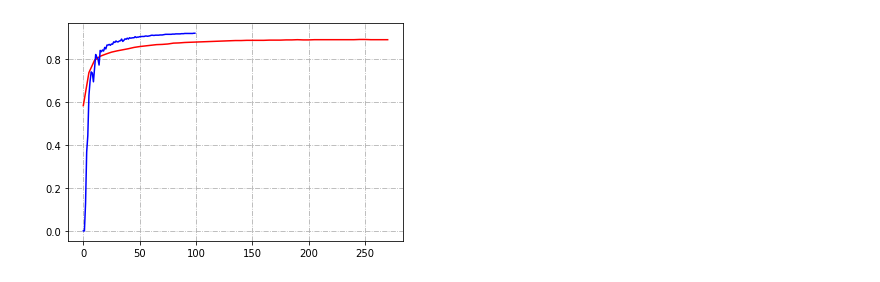
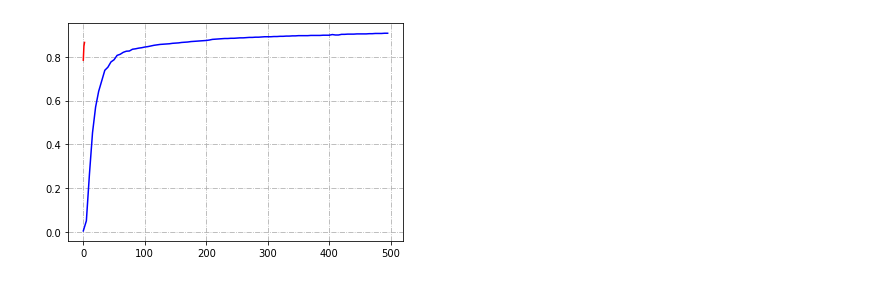
Before and after one commit to Jiachengyou/FatserPS, a Jupyter notebook: vis_log-Copy1.ipynb, the cells around one changed output. Cells and saved outputs as stored; diff of their text form; code cells hidden in the pictures.

```diff
--- a/vis_log-Copy1.ipynb
+++ b/vis_log-Copy1.ipynb
@@ -5,6 +5,8 @@ from matplotlib import pyplot as plt
 # %%
 file = 'nohup_yolox_s_PS_wopretrain.out'
 file = 'nohup_yolox_s_PS_wopretrain.out'
+file = 'nohup_yolox_s_PS_reid_woMosaic_maxepoch300_woreidhead.out'
+file = 'nohup_yolox_s_PS_update.out'
 with open(file) as f:
     data = f.readlines()
 # %%
@@ -40,6 +42,7 @@ mAP50
 mAP50_ = mAP50
 # %%
 file = 'nohup_yolox_t_PS.out'
+file = 'nohup_yolox_s_PS_reid_wMosaic_maxepoch300.out'
 with open(file) as f:
     data = f.readlines()
 # %%
@@ -74,16 +61,16 @@ mAP50
 # %%
-x = [i*5 for i in range(len(mAP50[:100]))]
-x2 = [i for i in range(len(mAP50_[:100]))]
+x = [i for i in range(len(mAP50[:100]))]
+x2 = [i*5 for i in range(len(mAP50_[:100]))]
 # new
 plt.grid(linestyle='-.')
 plt.plot(x, mAP50[:100], 'r')
 # baseline
 plt.plot(x2, mAP50_[:100], 'b')
 plt.show()
 # print('top1')
 # plt.grid(linestyle='-.')
 # plt.plot(x, Top1, 'r')
 # # plt.plot(x, Top11[:len(mAP)], 'b')
 # plt.show()
 # %% [output]
-[figure, old version]
+[figure, new version]
```
Also changed, not shown: parts of 2 cells of this notebook, 11 other files.
